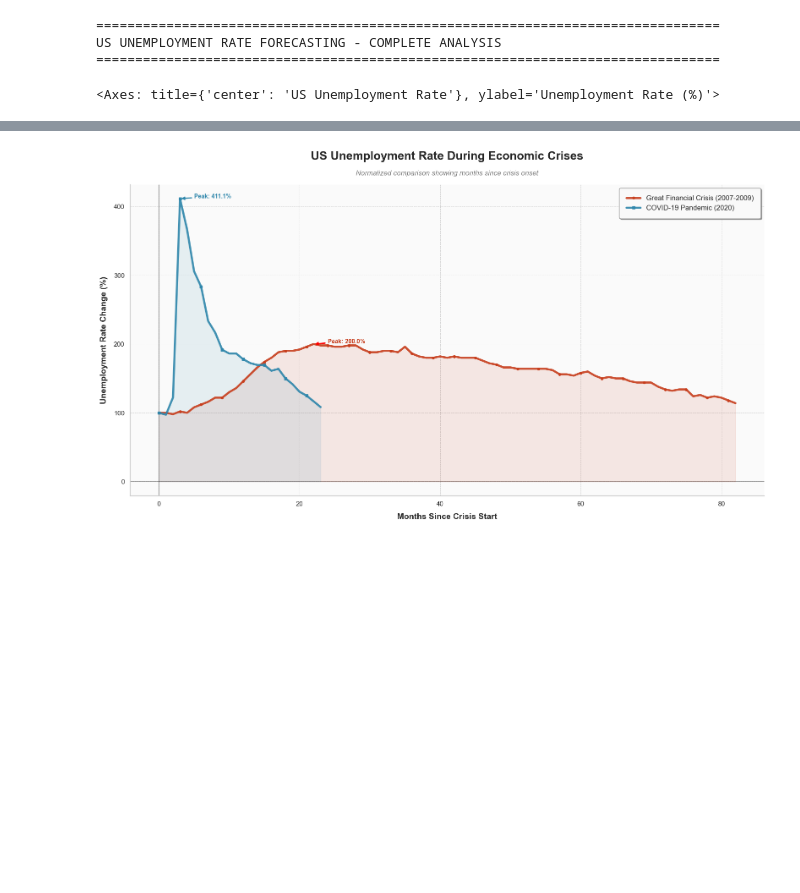
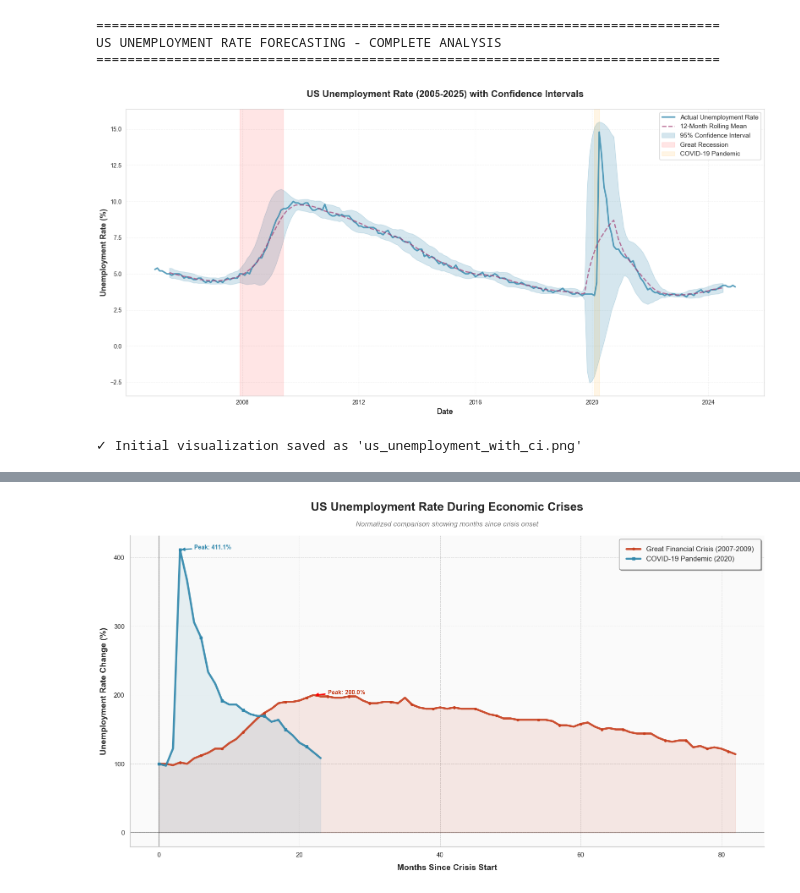
Before and after one commit to rafaelcattan/rafaelcattan.github.io, a Jupyter notebook: analysis/notebooks/data_analysis.ipynb, the cells around one changed output, grey strips where cells are left out. Drawn from its saved outputs; the diff is of its cells as text; code cells hidden in the pictures; blank space fills up the shorter version.

```diff
--- a/analysis/notebooks/data_analysis.ipynb
+++ b/analysis/notebooks/data_analysis.ipynb
@@ -129,10 +129,41 @@ Importing plotly failed. Interactive plots will not work.
 US UNEMPLOYMENT RATE FORECASTING - COMPLETE ANALYSIS
 ================================================================================
 # %%
-# pip install matplotlib seaborn
 
-# df['unemployment_rate'].quantile(np.arange(0, .8, 0.025))
+# Calculate rolling statistics
+df['rolling_mean'] = df['unemployment_rate'].rolling(window=12, center=True).mean()
+df['rolling_std'] = df['unemployment_rate'].rolling(window=12, center=True).std()
+df['ci_upper'] = df['rolling_mean'] + 1.96 * df['rolling_std']
+df['ci_lower'] = df['rolling_mean'] - 1.96 * df['rolling_std']
 
-df['unemployment_rate'].plot(title='US Unemployment Rate', ylabel='Unemployment Rate (%)')
+fig, ax = plt.subplots(figsize=(16, 8))
+
+ax.plot(df['year_month'], df['unemployment_rate'],
+        linewidth=2.5, color='#2E86AB', label='Actual Unemployment Rate', alpha=0.8)
+
+ax.plot(df['year_month'], df['rolling_mean'],
+        linewidth=2, color='#A23B72', label='12-Month Rolling Mean',
+        linestyle='--', alpha=0.7)
+
+ax.fill_between(df['year_month'], df['ci_lower'], df['ci_upper'],
+                 alpha=0.2, color='#2E86AB', label='95% Confidence Interval')
+
+ax.axvspan(pd.Timestamp('2007-12-01'), pd.Timestamp('2009-06-01'),
+           alpha=0.1, color='red', label='Great Recession')
+ax.axvspan(pd.Timestamp('2020-02-01'), pd.Timestamp('2020-04-01'),
+           alpha=0.1, color='orange', label='COVID-19 Pandemic')
+
+ax.set_title('US Unemployment Rate (2005-2025) with Confidence Intervals',
+             fontsize=16, fontweight='bold', pad=20)
+ax.set_xlabel('Date', fontsize=13, fontweight='bold')
+ax.set_ylabel('Unemployment Rate (%)', fontsize=13, fontweight='bold')
+ax.legend(loc='best', fontsize=11, framealpha=0.9)
+ax.grid(True, alpha=0.3, linestyle='--')
+
+plt.tight_layout()
+plt.savefig('us_unemployment_with_ci.png', dpi=300, bbox_inches='tight')
+plt.show()
+print("✓ Initial visualization saved as 'us_unemployment_with_ci.png'")
 # %% [output]
+[figure, added]
-<Axes: title={'center': 'US Unemployment Rate'}, ylabel='Unemployment Rate (%)'>
+✓ Initial visualization saved as 'us_unemployment_with_ci.png'
```
Also changed, not shown: parts of 11 cells of this notebook, 1 other file.
